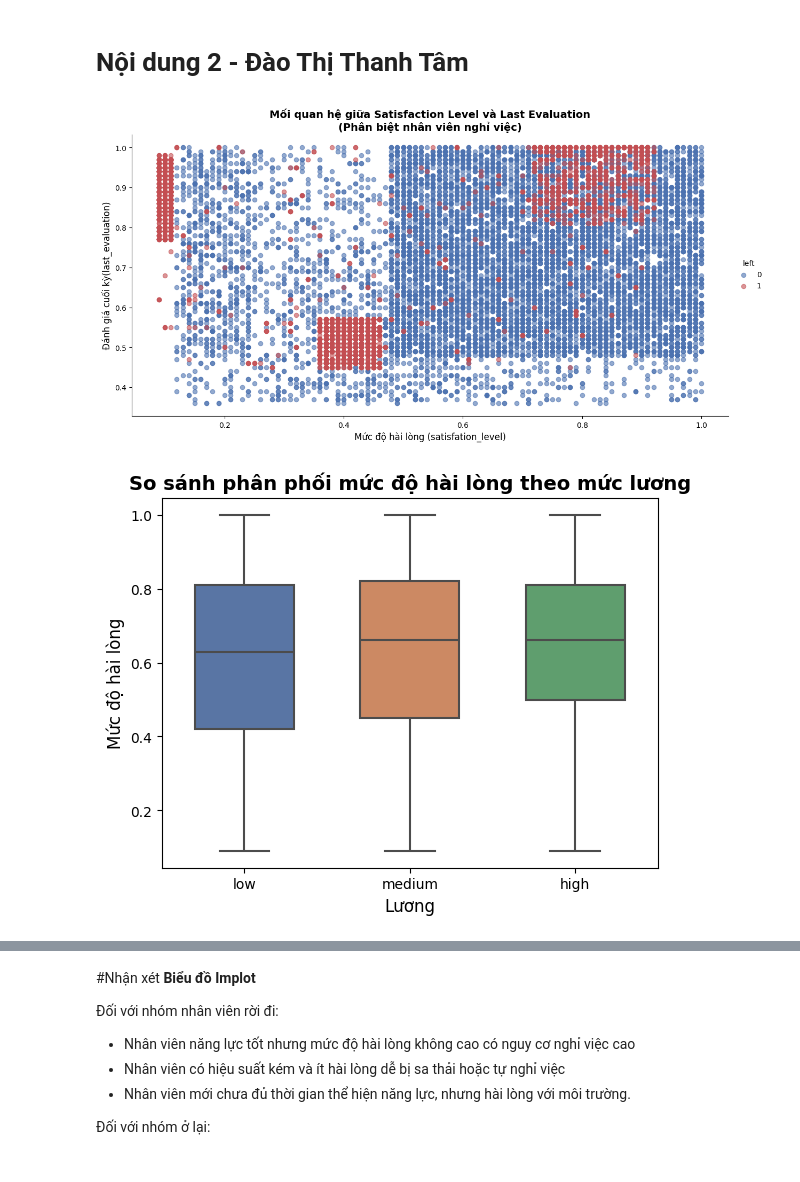
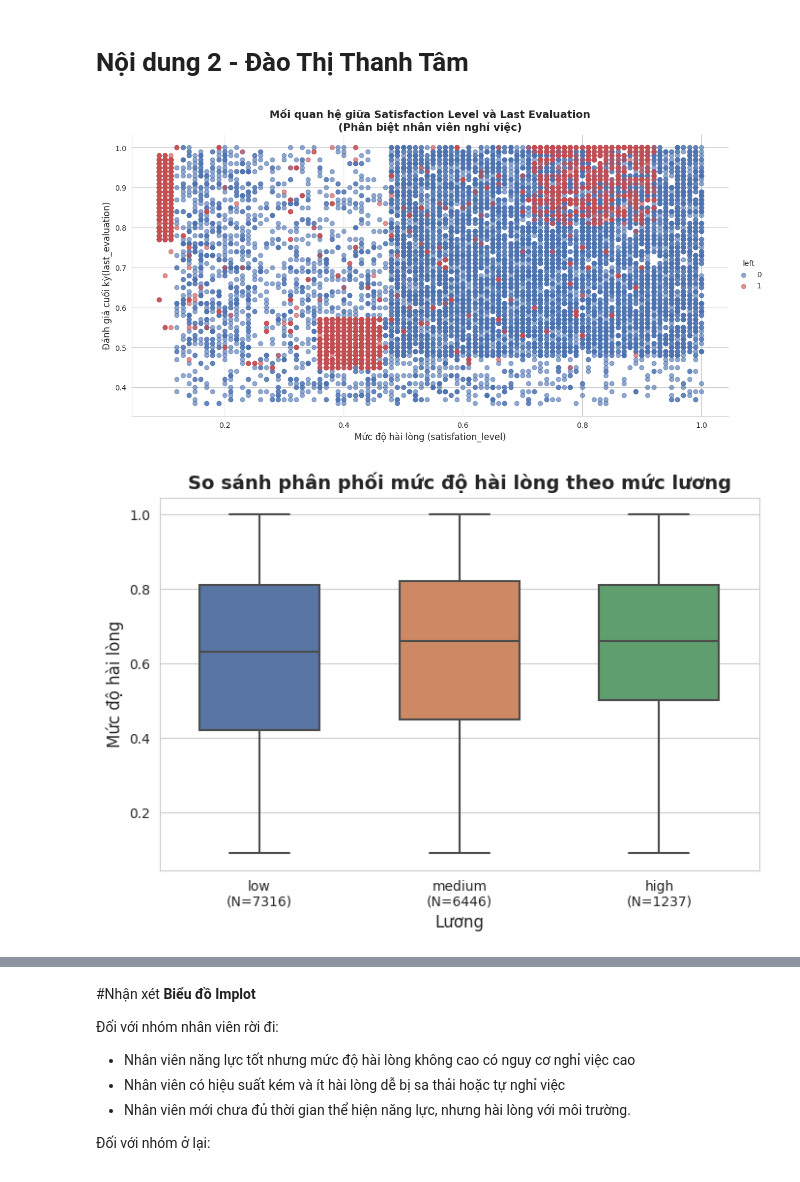
Before and after one commit to Cgaz275/PTDL, a Jupyter notebook: PTDL.ipynb, the cells around one changed output, grey strips where cells are left out. Drawn from its saved outputs; the diff is of its cells as text; code cells hidden in the pictures.

```diff
--- a/PTDL.ipynb
+++ b/PTDL.ipynb
@@ -152,7 +152,8 @@ plt.show()
 # Nội dung 2 - Đào Thị Thanh Tâm
 # %%
 pastel_palette = {0: "#4c72b0", 1: "#c44e52"}
-plot = sns.lmplot(
+sns.set_style("whitegrid")
+sns.lmplot(
     x="satisfaction_level",
     y="last_evaluation",
     data=df,
@@ -172,24 +173,34 @@ plt.title("Mối quan hệ giữa Satisfaction Level và Last Evaluation\n(Phân
 # Hiển thị biểu đồ
 plt.show()
 # %% [output]
-[figure, old version]
+[figure, new version]
 # %%
  # box plot
-sns.boxplot(
+plt.figure(figsize=(8, 5))
+sns.set_style("whitegrid")
+ax = sns.boxplot(
     x='salary',
     y='satisfaction_level',
     data=df,
     hue='salary',
     palette="deep",  # Màu gradient xanh - đỏ
     width=0.6,  # Giảm độ rộng để đẹp hơn
-    linewidth=1.5  # Làm nét đậm hơn
+    linewidth=1.5,  # Làm nét đậm hơn
+    showfliers=False
 )
+# Đếm số nhân viên theo từng mức lương
+salary_counts = df['salary'].value_counts().reindex(df['salary'].unique())
+
+# Cập nhật tick labels
+ax.set_xticks(range(len(salary_counts)))
+ax.set_xticklabels([f"{cat}\n(N={salary_counts[cat]})" for cat in salary_counts.index])
+
 plt.title("So sánh phân phối mức độ hài lòng theo mức lương", fontsize=14, fontweight='bold')
 plt.xlabel("Lương", fontsize=12)
 plt.ylabel("Mức độ hài lòng", fontsize=12)
 
 plt.show()
 # %% [output]
-[figure, old version]
+[figure, new version]
 # %%
 # count plot
```
Also changed, not shown: parts of 1 cell of this notebook.
